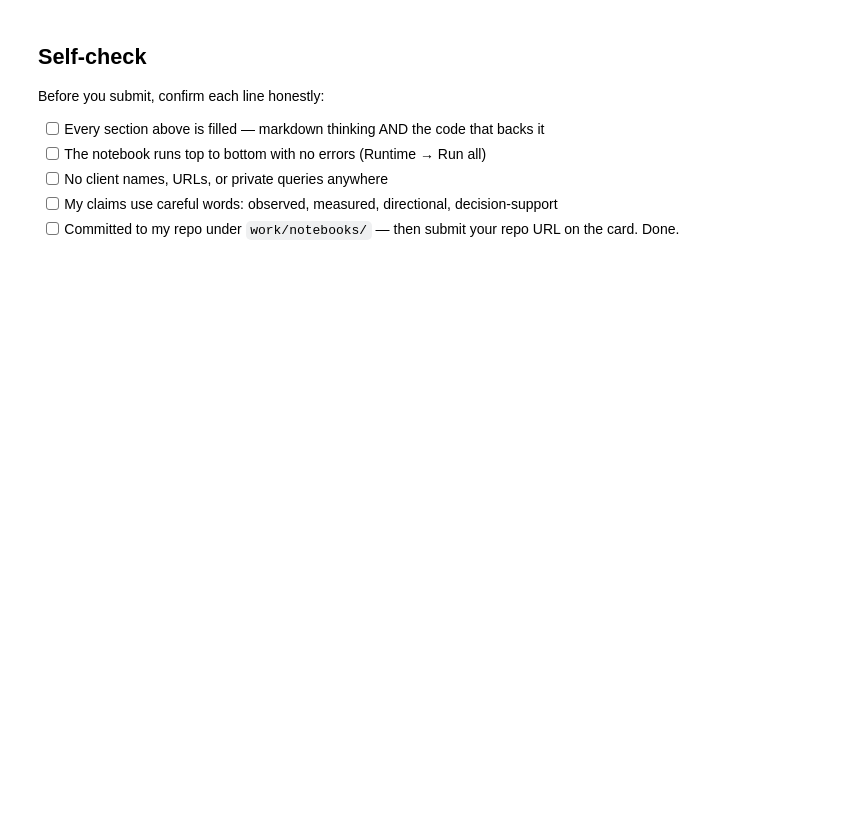
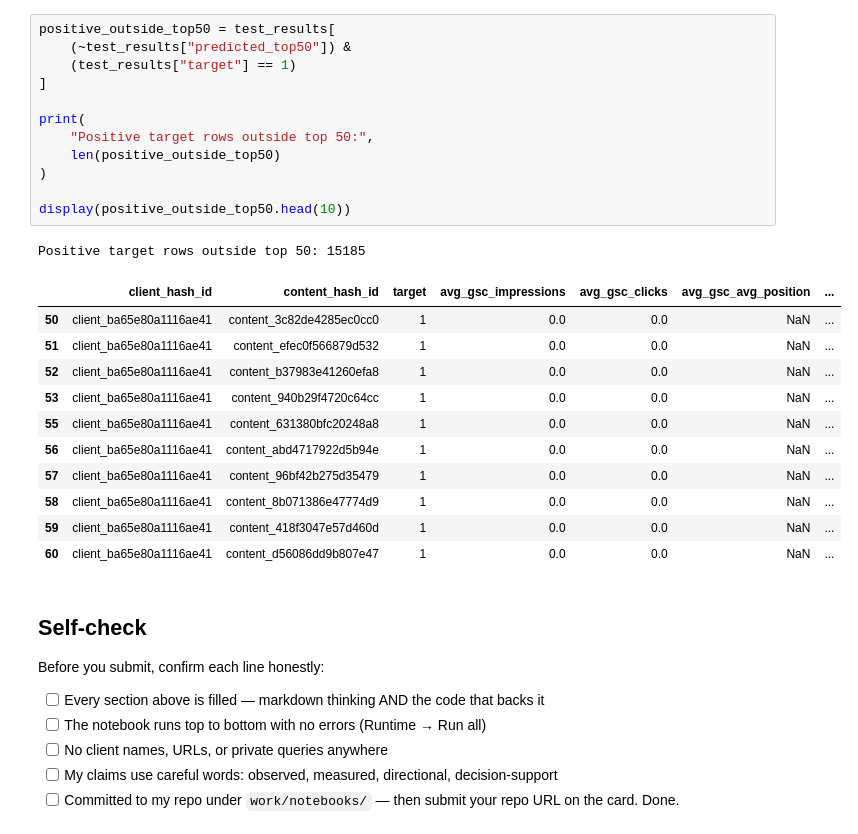
Before and after one commit to Srinadh2314/srinadh-flyrank-intership, a Jupyter notebook: work/notebooks/w05_model.ipynb, the cells around one changed output. Saved outputs shown, nothing was run; the diff lists cells and outputs as text; blank space fills up the shorter version.

```diff
--- a/work/notebooks/w05_model.ipynb
+++ b/work/notebooks/w05_model.ipynb
@@ -37,3 +283,28 @@ This skeleton is yours to fill. Work the sections **in order** — each one has
+# %%
+positive_outside_top50 = test_results[
+    (~test_results["predicted_top50"]) &
+    (test_results["target"] == 1)
+]
+
+print(
+    "Positive target rows outside top 50:",
+    len(positive_outside_top50)
+)
+
+display(positive_outside_top50.head(10))
+# %% [output]
+Positive target rows outside top 50: 15185
+|  | client_hash_id | content_hash_id | target | avg_gsc_impressions | avg_gsc_clicks | avg_gsc_avg_position | ... |
+| 50 | client_ba65e80a1116ae41 | content_3c82de4285ec0cc0 | 1 | 0.0 | 0.0 | NaN | ... |
+| 51 | client_ba65e80a1116ae41 | content_efec0f566879d532 | 1 | 0.0 | 0.0 | NaN | ... |
+| 52 | client_ba65e80a1116ae41 | content_b37983e41260efa8 | 1 | 0.0 | 0.0 | NaN | ... |
+| 53 | client_ba65e80a1116ae41 | content_940b29f4720c64cc | 1 | 0.0 | 0.0 | NaN | ... |
+| 55 | client_ba65e80a1116ae41 | content_631380bfc20248a8 | 1 | 0.0 | 0.0 | NaN | ... |
+| 56 | client_ba65e80a1116ae41 | content_abd4717922d5b94e | 1 | 0.0 | 0.0 | NaN | ... |
+| 57 | client_ba65e80a1116ae41 | content_96bf42b275d35479 | 1 | 0.0 | 0.0 | NaN | ... |
+| 58 | client_ba65e80a1116ae41 | content_8b071386e47774d9 | 1 | 0.0 | 0.0 | NaN | ... |
+| 59 | client_ba65e80a1116ae41 | content_418f3047e57d460d | 1 | 0.0 | 0.0 | NaN | ... |
+| 60 | client_ba65e80a1116ae41 | content_d56086dd9b807e47 | 1 | 0.0 | 0.0 | NaN | ... |
 # %% [markdown]
 ## Self-check
 
```
Also changed, not shown: parts of 15 cells of this notebook.
